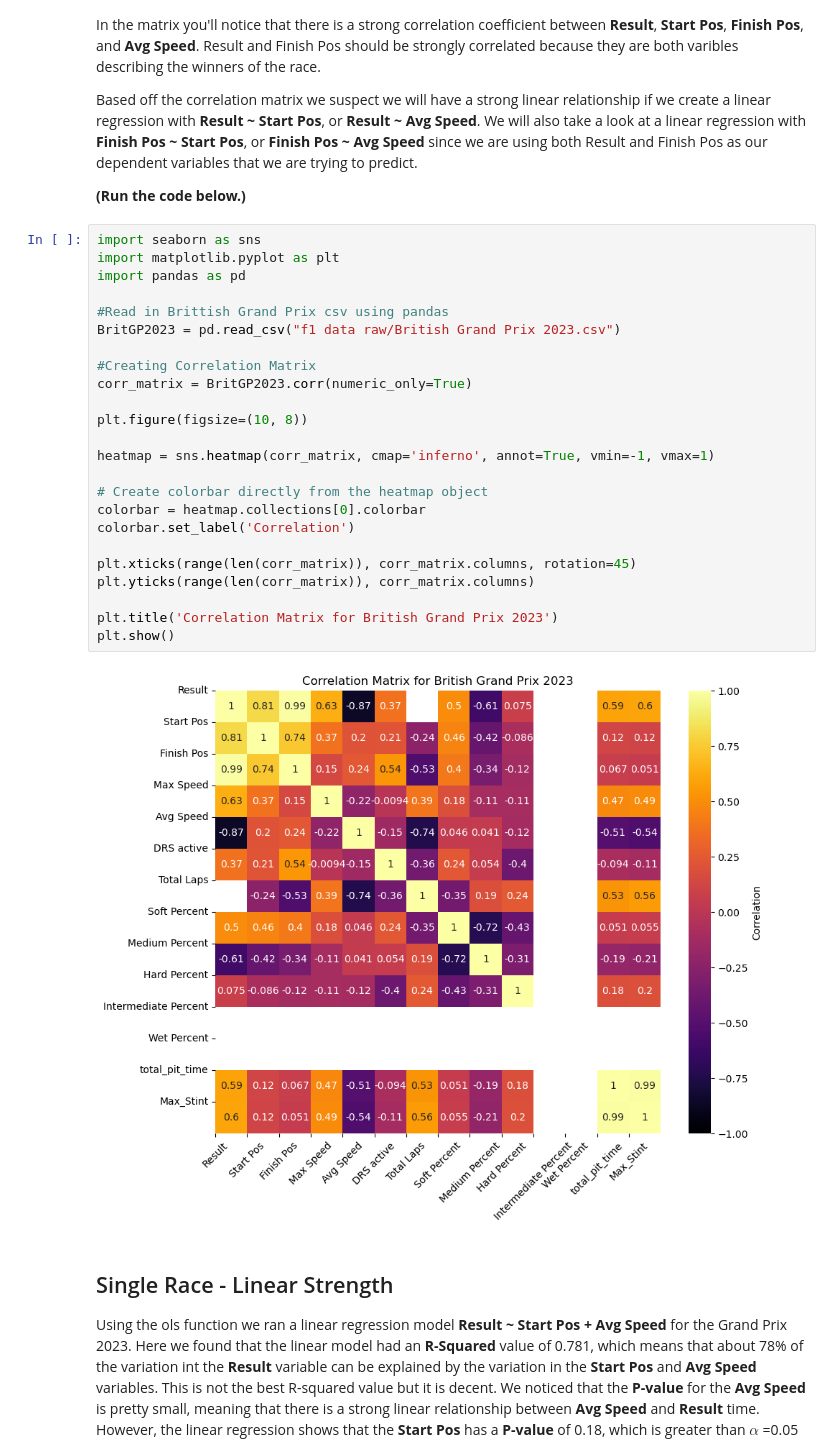
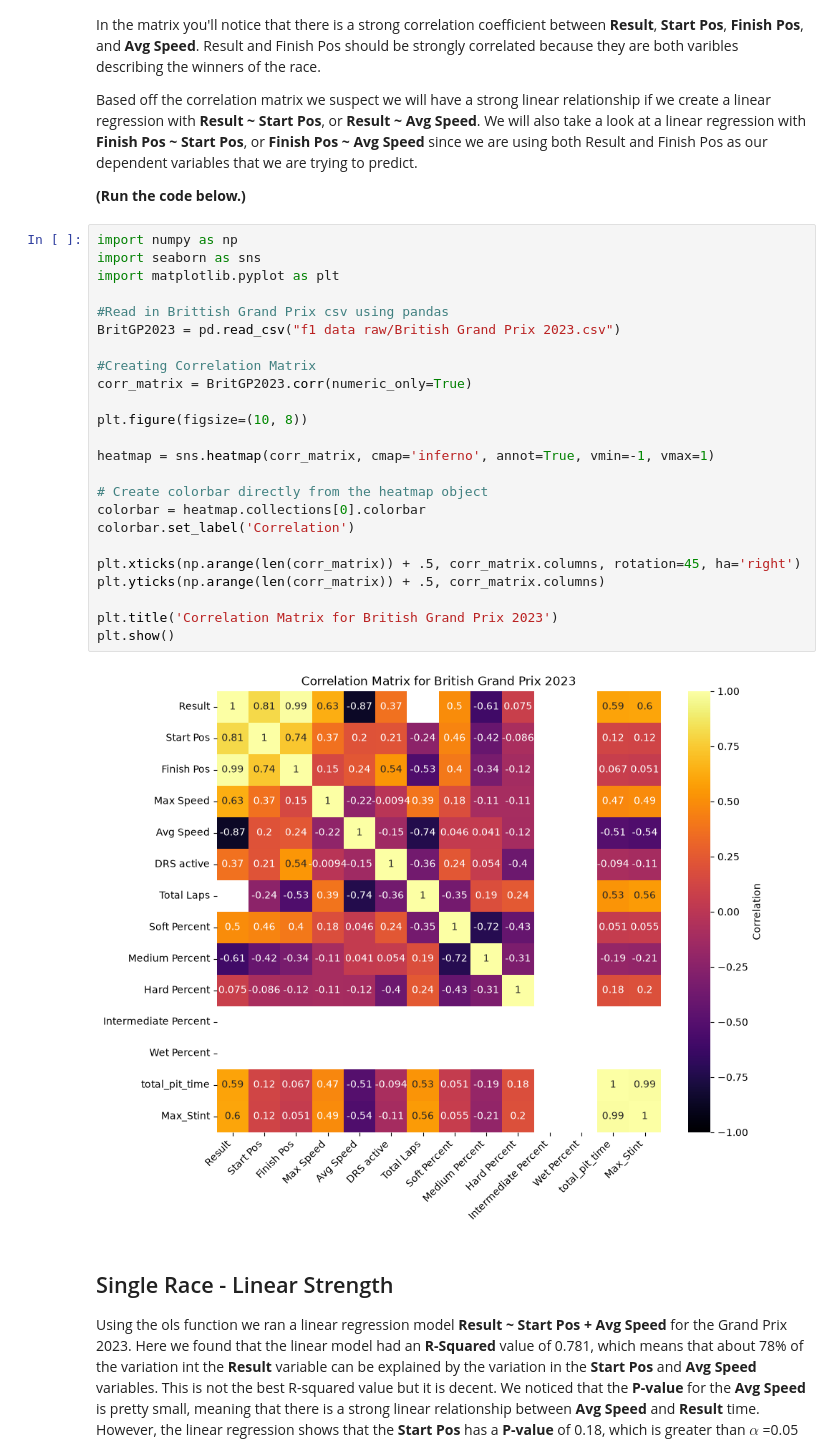
Before and after one commit to reposerk/F1-Data-Project, a Jupyter notebook: Exploring_Formula_1_in_the_Ground_Effect_Era_PRESENTATION.ipynb, the cells around one changed output. Saved outputs shown, nothing was run; the diff lists cells and outputs as text.

```diff
--- a/Exploring_Formula_1_in_the_Ground_Effect_Era_PRESENTATION.ipynb
+++ b/Exploring_Formula_1_in_the_Ground_Effect_Era_PRESENTATION.ipynb
@@ -194,31 +192,31 @@ We will also take a look at a linear regression with **Finish Pos ~ Start Pos**,
 
 **(Run the code below.)**
 # %%
+import numpy as np
 import seaborn as sns
 import matplotlib.pyplot as plt
-import pandas as pd
 
 #Read in Brittish Grand Prix csv using pandas
 BritGP2023 = pd.read_csv("f1 data raw/British Grand Prix 2023.csv")
 
 #Creating Correlation Matrix
 corr_matrix = BritGP2023.corr(numeric_only=True)
 
 plt.figure(figsize=(10, 8))
 
 heatmap = sns.heatmap(corr_matrix, cmap='inferno', annot=True, vmin=-1, vmax=1)
 
 # Create colorbar directly from the heatmap object
 colorbar = heatmap.collections[0].colorbar
 colorbar.set_label('Correlation')
 
-plt.xticks(range(len(corr_matrix)), corr_matrix.columns, rotation=45)
-plt.yticks(range(len(corr_matrix)), corr_matrix.columns)
+plt.xticks(np.arange(len(corr_matrix)) + .5, corr_matrix.columns, rotation=45, ha='right')
+plt.yticks(np.arange(len(corr_matrix)) + .5, corr_matrix.columns)
 
 plt.title('Correlation Matrix for British Grand Prix 2023')
 plt.show()
 # %% [output]
-[figure, old version]
+[figure, new version]
 # %% [markdown]
 ## Single Race - Linear Strength
 
```
Also changed, not shown: parts of 16 cells of this notebook, 1 other file.
